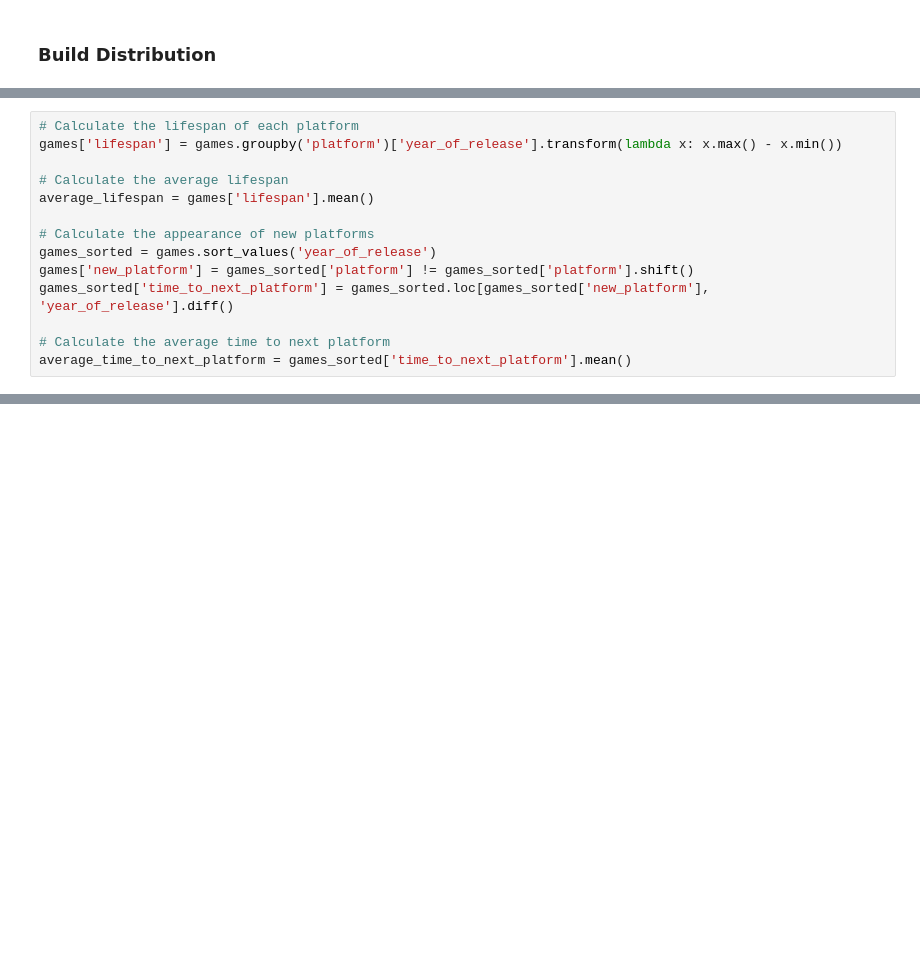
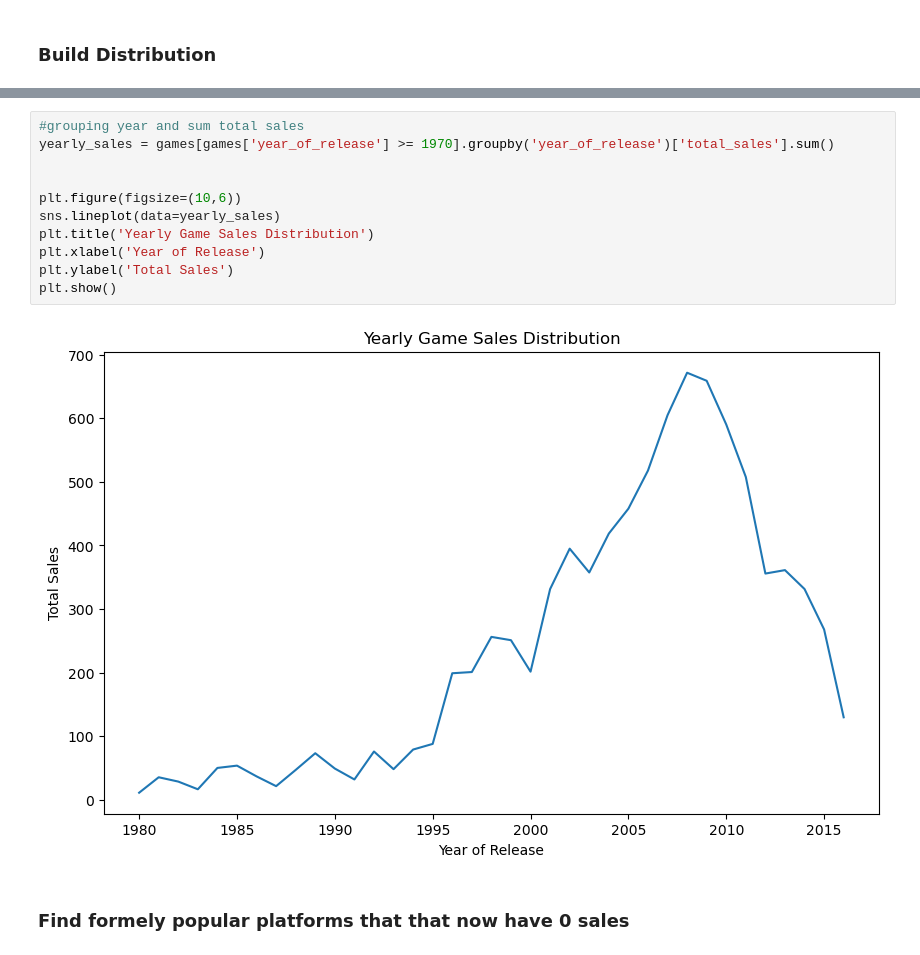
Before and after one commit to xevihaqeel/GameData, a Jupyter notebook: VideoGameDataAnalysis.ipynb, the cells around one changed output, grey strips where cells are left out. Saved outputs shown, nothing was run; the diff lists cells and outputs as text; blank space fills up the shorter version.

```diff
--- a/VideoGameDataAnalysis.ipynb
+++ b/VideoGameDataAnalysis.ipynb
@@ -216,14 +137,0 @@ I'm not sure if this is completely accurate, but this suggests that there are no
-# %%
-# Calculate the lifespan of each platform
-games['lifespan'] = games.groupby('platform')['year_of_release'].transform(lambda x: x.max() - x.min())
-
-# Calculate the average lifespan
-average_lifespan = games['lifespan'].mean()
-
-# Calculate the appearance of new platforms
-games_sorted = games.sort_values('year_of_release')
-games['new_platform'] = games_sorted['platform'] != games_sorted['platform'].shift()
-games_sorted['time_to_next_platform'] = games_sorted.loc[games_sorted['new_platform'], 'year_of_release'].diff()
-
-# Calculate the average time to next platform
-average_time_to_next_platform = games_sorted['time_to_next_platform'].mean()
@@ -247,0 +138,15 @@ display(games)
+# %%
+#grouping year and sum total sales
+yearly_sales = games[games['year_of_release'] >= 1970].groupby('year_of_release')['total_sales'].sum()
+
+
+plt.figure(figsize=(10,6))
+sns.lineplot(data=yearly_sales)
+plt.title('Yearly Game Sales Distribution')
+plt.xlabel('Year of Release')
+plt.ylabel('Total Sales')
+plt.show()
+# %% [output]
+[figure, added]
+# %% [markdown]
+### Find formely popular platforms that that now have 0 sales
```
Also changed, not shown: parts of 39 cells of this notebook.
